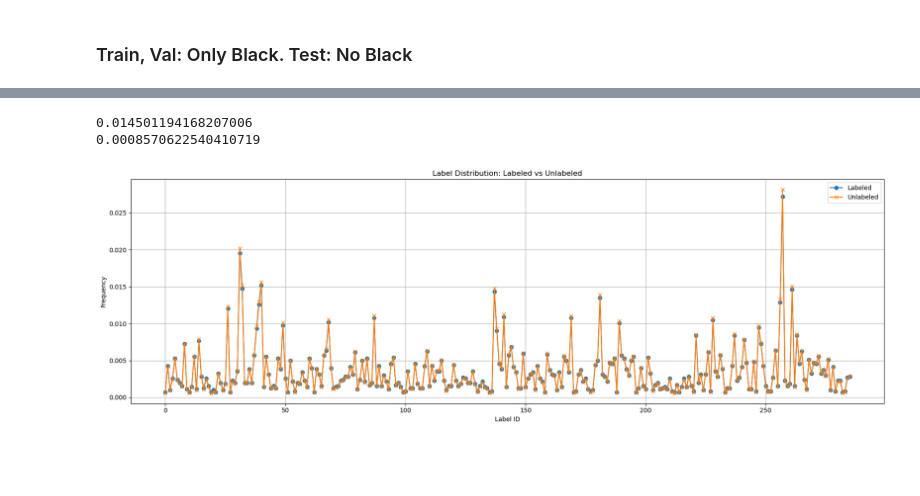
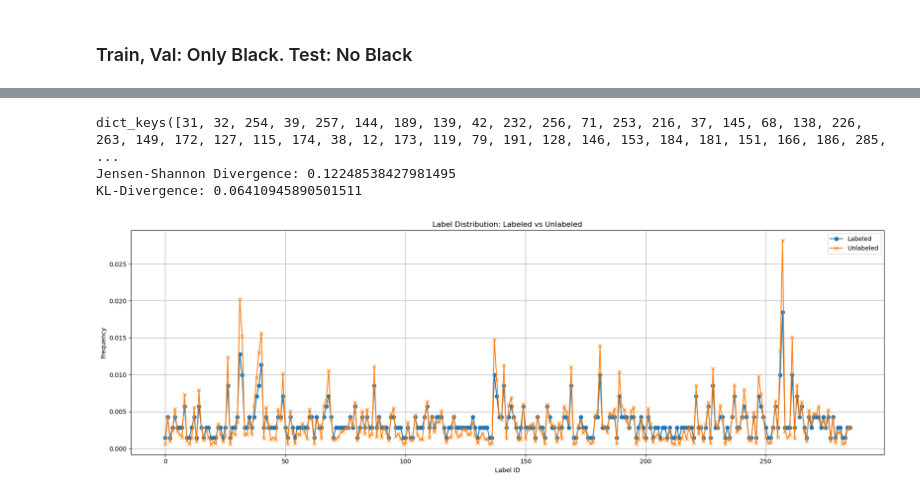
Before and after one commit to kgutjahr/STiL-TTA, a Jupyter notebook: data/create_shifted_data.ipynb, the cells around one changed output, grey strips where cells are left out. Drawn from its saved outputs; the diff is of its cells as text; code cells hidden in the pictures; blank space fills up the shorter version.

```diff
--- a/data/create_shifted_data.ipynb
+++ b/data/create_shifted_data.ipynb
@@ -769,10 +819,0 @@ array(['/mnt/data/kgutjahr/datasets/DVM/images/Volkswagen/Eos/2006/Silver/Volksw
-# %%
-lables_path = os.path.join(FEATURES, "labels_model_all_train_all_views_0.1.pt")
-paths_path = os.path.join(FEATURES, "train_paths_all_views_0.1.pt")
-
-lables = label_data = torch.load(all_lables_path, map_location='cpu')
-paths = torch.load(paths_path, map_location='cpu')
-
-mapped_labeles = [label_coding.get(key, None) for key in lables]
-for p, l in zip(paths, mapped_labeles):
-    print(f"Label: {l}, Path: {p}")
@@ -797,39 +822,43 @@ Label: None, Path: /mnt/data/kgutjahr/datasets/DVM/images/Vauxhall/Meriva/2006/S
 # %%
-all_unlables_path = os.path.join(FEATURES, "labels_model_all_train_all_views_0.9.pt")
-all_lables_path = os.path.join(FEATURES, "labels_model_all_train_all_views_0.1.pt")
+import torch
+all_lables_path = os.path.join(FEATURES, "labels_model_all_train_all_views_0.01.pt")
+all_unlables_path = os.path.join(FEATURES, "labels_model_all_train_all_views_0.99.pt")
 
 label_data = torch.load(all_lables_path, map_location='cpu')
 
 unlabel_data = torch.load(all_unlables_path, map_location='cpu')
 
 from collections import Counter
 label_counts = Counter(label_data)
 unlabel_counts = Counter(unlabel_data)
 
 # Get sorted list of all label IDs (for alignment)
+print(unlabel_counts.keys())
 all_labels = sorted(set(label_counts.keys()) | set(unlabel_counts.keys()))
 
 # Create aligned frequency arrays
 label_freqs = np.array([label_counts.get(l, 0) for l in all_labels])
 unlabel_freqs = np.array([unlabel_counts.get(l, 0) for l in all_labels])
 
 label_freqs_norm = label_freqs / label_freqs.sum()
 unlabel_freqs_norm = unlabel_freqs / unlabel_freqs.sum()
 
-print(jensenshannon(label_freqs_norm, unlabel_freqs_norm))
-print(sum(kl_div(label_freqs_norm, unlabel_freqs_norm)))
+print(f"Jensen-Shannon Divergence: {jensenshannon(label_freqs_norm, unlabel_freqs_norm)}")
+print(f"KL-Divergence: {sum(kl_div(label_freqs_norm, unlabel_freqs_norm))}")
+
 
 plt.figure(figsize=(18, 6))
 plt.plot(all_labels, label_freqs_norm, label="Labeled", marker='o')
 plt.plot(all_labels, unlabel_freqs_norm, label="Unlabeled", marker='x')
 plt.title("Label Distribution: Labeled vs Unlabeled")
 plt.xlabel("Label ID")
 plt.ylabel("Frequency")
 plt.legend()
 plt.grid(True)
 plt.tight_layout()
 plt.show()
 # %% [output]
-0.014501194168207006
-0.0008570622540410719
+dict_keys([31, 32, 254, 39, 257, 144, 189, 139, 42, 232, 256, 71, 253, 216, 37, 145, 68, 138, 226, 263, 149, 172, 127, 115, 174, 38, 12, 173, 119, 79, 191, 128, 146, 153, 184, 181, 151, 166, 186, 285, ...
+Jensen-Shannon Divergence: 0.12248538427981495
+KL-Divergence: 0.06410945890501511
-[figure, old version]
+[figure, new version]
```
Also changed, not shown: parts of 27 cells of this notebook.
